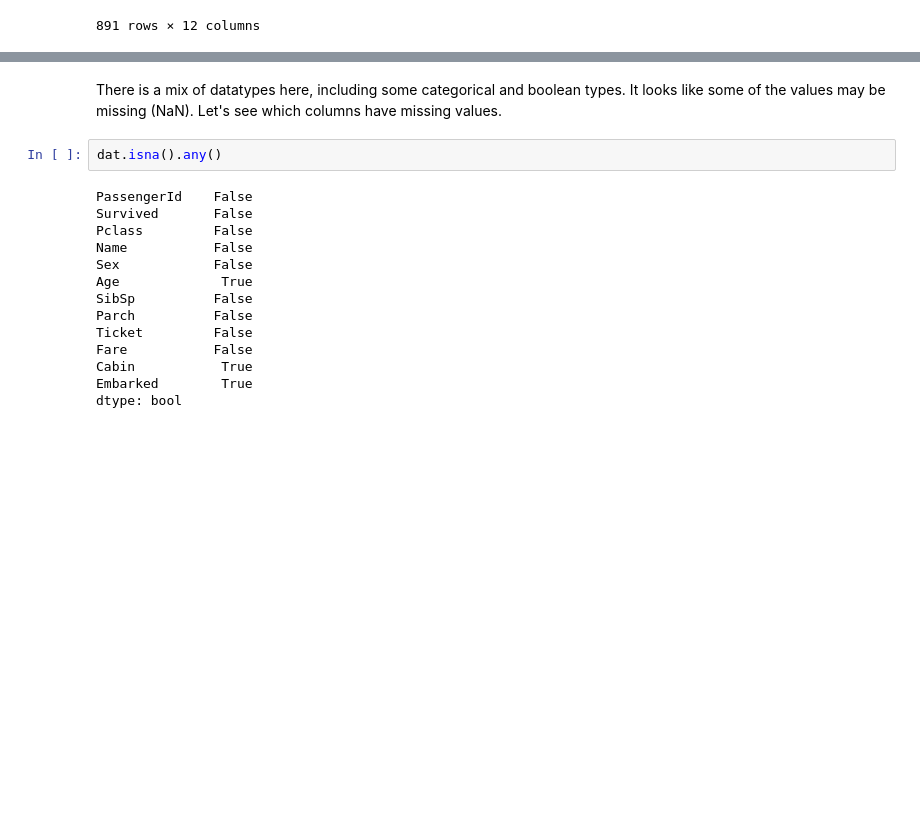
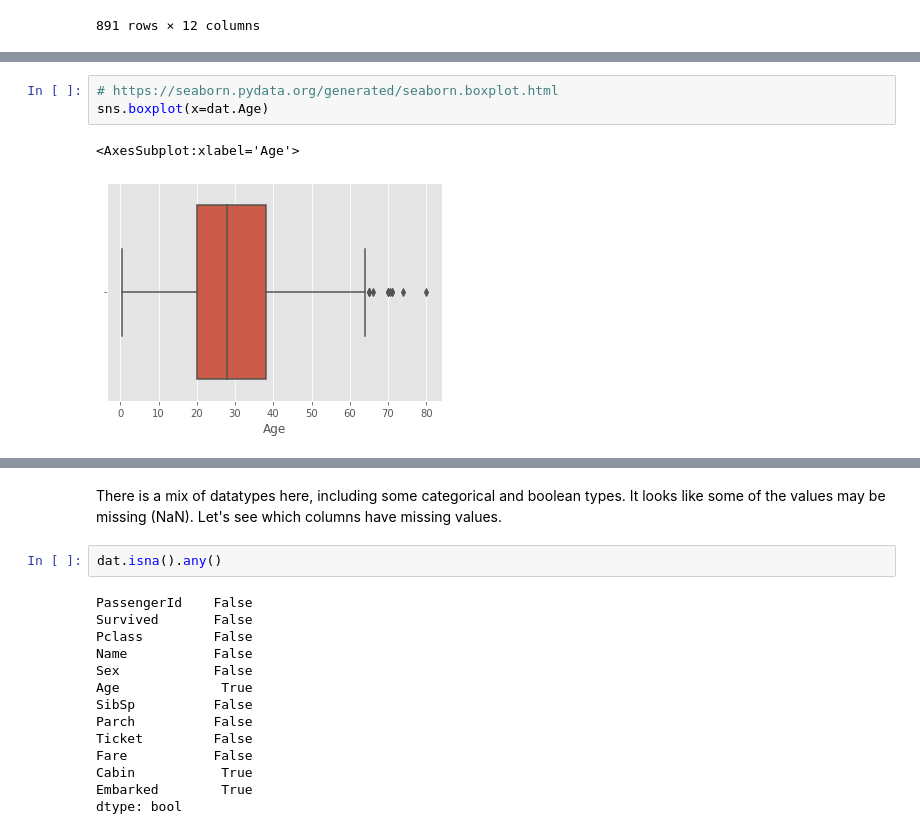
Before and after one commit to jdonaldson/mlearn_510c, a Jupyter notebook: notebooks/Week 4 - Data Preprocessing, Analysis, and Transformation.ipynb, the cells around one changed output, grey strips where cells are left out. Drawn from its saved outputs; the diff is of its cells as text; blank space fills up the shorter version.

```diff
--- a/notebooks/Week 4 - Data Preprocessing, Analysis, and Transformation.ipynb
+++ b/notebooks/Week 4 - Data Preprocessing, Analysis, and Transformation.ipynb
@@ -26,0 +44,6 @@ dat
+# %%
+# https://seaborn.pydata.org/generated/seaborn.boxplot.html
+sns.boxplot(x=dat.Age)
+# %% [output]
+<AxesSubplot:xlabel='Age'>
+[figure, added]
```
Also changed, not shown: parts of 6 cells of this notebook.
